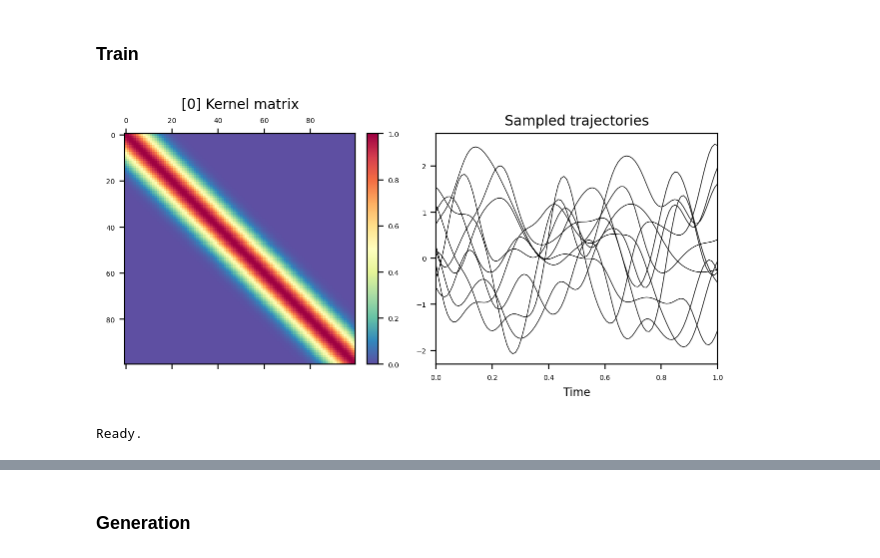
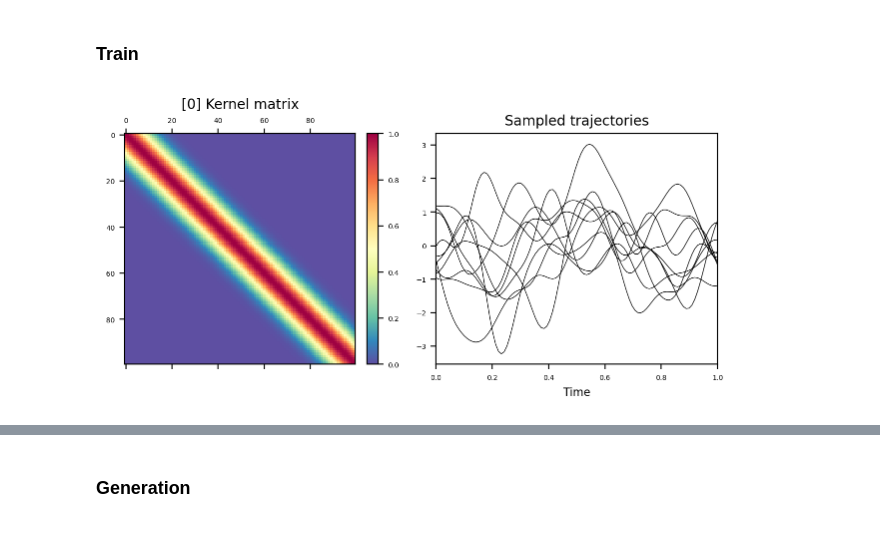
Before and after one commit to sjchoi86/yet-another-diffusion-models, a Jupyter notebook: code/demo_reverse_diffusion.ipynb, the cells around one changed output, grey strips where cells are left out. Cells and saved outputs as stored; diff of their text form; code cells hidden in the pictures.

```diff
--- a/code/demo_reverse_diffusion.ipynb
+++ b/code/demo_reverse_diffusion.ipynb
@@ -160,8 +157,8 @@ L = 100
 times = np.linspace(start=0.0,stop=1.0,num=L).reshape((-1,1)) # [L x 1]
 K = kernel_se(times,times,hyp={'gain':1.0,'len':1/4}) # [L x L]
 K_chol = np.linalg.cholesky(K+1e-8*np.eye(L,L)) # [L x L]
-n_traj = 10
-trajs = K_chol @ np.random.randn(L,n_traj) # [L x D]
+D = 10
+trajs = np.random.randn(D,L) @ K_chol.T # [D x L]
 # Plot
 plt.figure(figsize=(12,3))
 plt.subplot(1,2,1)
@@ -169,7 +166,9 @@ plt.matshow(K,fignum=False,cmap=plt.cm.Spectral_r)
 plt.colorbar(fraction=0.046, pad=0.04)
 plt.title('Kernel matrix',fontsize=10)
 plt.subplot(1,2,2)
-plt.plot(times,trajs,ls='-'); plt.xlim([0,1])
+for d_idx in range(D):
+    plt.plot(times[:,0],trajs[d_idx,:],ls='-',color='k')
+plt.xlim([0,1])
 plt.title('Sampled trajectories',fontsize=10)
 plt.xlabel('Time',fontsize=8); plt.show()
 # %% [output]
@@ -204,22 +213,23 @@ for d_idx in range(D):
     plt.figure(figsize=(12,1))
     for b_idx in range(B):
         plt.subplot(1,B,b_idx+1)
-        plt.plot(times,noise[b_idx,:,d_idx],ls='-',color='b',lw=1/2)
+        plt.plot(times[:,0],noise[b_idx,d_idx,:],ls='-',color='b',lw=1/2)
         plt.ylim([-2.5,+2.5])
         plt.title('b_idx:[%d] len:[%.2f]'%(b_idx,lens[d_idx]),
                   fontsize=6)
     plt.show()
 print ("Plot forward sampling results.")
+
 for d_idx in range(D):
     plt.figure(figsize=(12,1))
-    plt.subplot(1,B+2,1); plt.plot(times,torch2np(x_0),ls='-',color='r')
+    plt.subplot(1,B+2,1); plt.plot(times[:,0],torch2np(x_0)[0,:],ls='-',color='r')
     plt.ylim([-2.5,+2.5]); plt.title('x_0',fontsize=6)
     for b_idx in range(B):
-        plt.subplot(1,B+2,b_idx+2); plt.plot(times,x_t[b_idx,:,d_idx],ls='-',color='k',lw=1/2)
+        plt.subplot(1,B+2,b_idx+2); plt.plot(times[:,0],x_t[b_idx,d_idx,:],ls='-',color='k',lw=1/2)
         plt.ylim([-2.5,+2.5])
         plt.title('t:[%d] len:[%.2f]'%(torch2np(steps)[b_idx]+1,lens[d_idx]),
                   fontsize=6)
-    plt.subplot(1,B+2,B+2); plt.plot(times,torch2np(noise[0,:,d_idx]),ls='-',color='b',lw=1/2)
+    plt.subplot(1,B+2,B+2); plt.plot(times,torch2np(noise[0,d_idx,:]),ls='-',color='b',lw=1/2)
     plt.ylim([-2.5,+2.5]); plt.title('Sample from Prior',fontsize=6); plt.show()
 # %% [output]
 Plot correlated noises.
@@ -367,7 +388,8 @@ Ready.
 # %% [markdown]
 ### Instantiate Dense U-net
 # %%
-model = DenseUNetClass(x_dim=100,pos_emb_dim=32,h_dims=[64],z_dim=64,USE_POS_EMB=False)
+model = DenseUNetClass(D=1,L=100,pos_emb_dim=32,h_dims=[64],z_dim=16,actv=nn.GELU(), # nn.GELU(), nn.ReLU()
+                       USE_POS_EMB=True)
 print ("[%s] instantiated."%(model.name))
 # %% [output]
 [dense_unet] instantiated.
@@ -399,41 +421,37 @@ Ready
 # %%
 optm = torch.optim.Adam(model.parameters(),
                         lr=0.0001,betas=(0.9, 0.999),eps=1e-08)
 L,D,BATCH_SIZE,MAX_ITER = 100,1,128,5000
-x_batch = torch.tile(x_0[None,:,:],dims=(BATCH_SIZE,1,1)) # [B x L x D]
+x_0 # [D x L]
+x_batch = torch.tile(x_0[None,:,:],dims=(BATCH_SIZE,1,1)) # [B x D x L]
 # Different length parameters per dimension
 lens = [0.1]
 times = np.linspace(start=0.0,stop=1.0,num=L).reshape((-1,1)) # [L x 1]
-Ks_np,K_chols_np = np.zeros(shape=(L,L,D)),np.zeros(shape=(L,L,D)) # [L x L x D]
+Ks_np,K_chols_np = np.zeros(shape=(D,L,L)),np.zeros(shape=(D,L,L)) # [D x L x L]
 for d_idx in range(D):
     K = kernel_se(times,times,hyp={'gain':1.0,'len':lens[d_idx]})
-    Ks_np[:,:,d_idx] = K
-    K_chols_np[:,:,d_idx] = np.linalg.cholesky(K+1e-10*np.eye(L,L)) # [L x L]
-K_chols = np2torch(K_chols_np) # [L x L x D]
+    Ks_np[d_idx,:,:] = K
+    K_chols_np[d_idx,:,:] = np.linalg.cholesky(K+1e-10*np.eye(L,L)) # [L x L]
+K_chols = np2torch(K_chols_np) # [D x L x L]
 # Plot kernel matrix and sampled trajectories
 for d_idx in range(D):
-    K = Ks_np[:,:,d_idx]
-    K_chol = K_chols_np[:,:,d_idx]
+    K = Ks_np[d_idx,:,:]
+    K_chol = K_chols_np[d_idx,:,:]
     n_traj = 10
-    trajs = K_chol @ np.random.randn(L,n_traj) # [L x D]
+    trajs = np.random.randn(n_traj,L) @ K_chol.T # [n_traj x L]
     plt.figure(figsize=(8,3))
     plt.subplot(1,2,1)
     plt.matshow(K,fignum=False,cmap=plt.cm.Spectral_r)
     plt.colorbar(fraction=0.046, pad=0.04)
     plt.title('[%d] Kernel matrix'%(d_idx),fontsize=10)
     plt.subplot(1,2,2)
-    plt.plot(times,trajs,ls='-',color='k',lw=1/2); plt.xlim([0,1])
+    for traj_idx in range(n_traj):
+        plt.plot(times[:,0],trajs[traj_idx,:],ls='-',color='k',lw=1/2);
+    plt.xlim([0,1])
     plt.title('Sampled trajectories',fontsize=10)
     plt.xlabel('Time',fontsize=8); plt.show()
 # %% [output]
-[figure, old version]
+[figure, new version]
-# %%
-K_np = Ks_np[:,:,0]
-Gamma = K_np @ np.linalg.inv(K_np+1e-6*np.eye(L,L)) # [L x L]
-Gamma_torch = np2torch(Gamma) # [L x L]
-print ("Ready.")
-# %% [output]
-Ready.
 # %%
 # Optimize
 optm = torch.optim.Adam(
```
Also changed, not shown: parts of 11 cells of this notebook, 2 other files.
